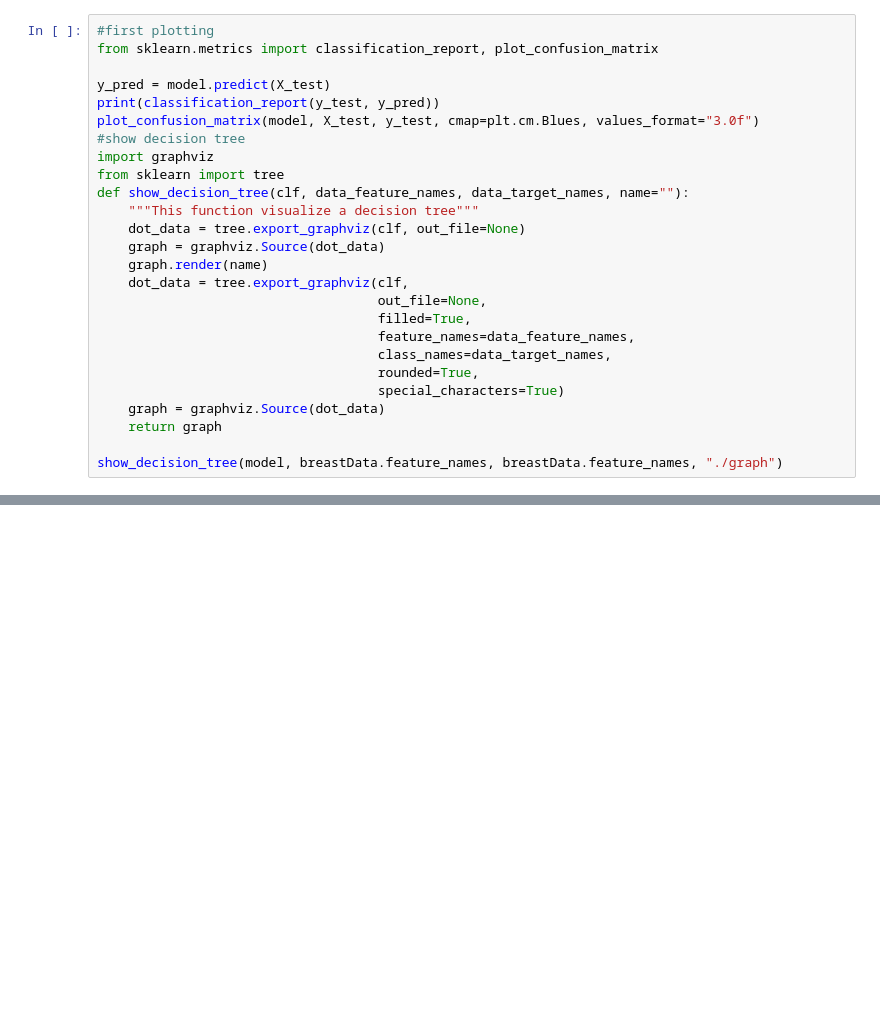
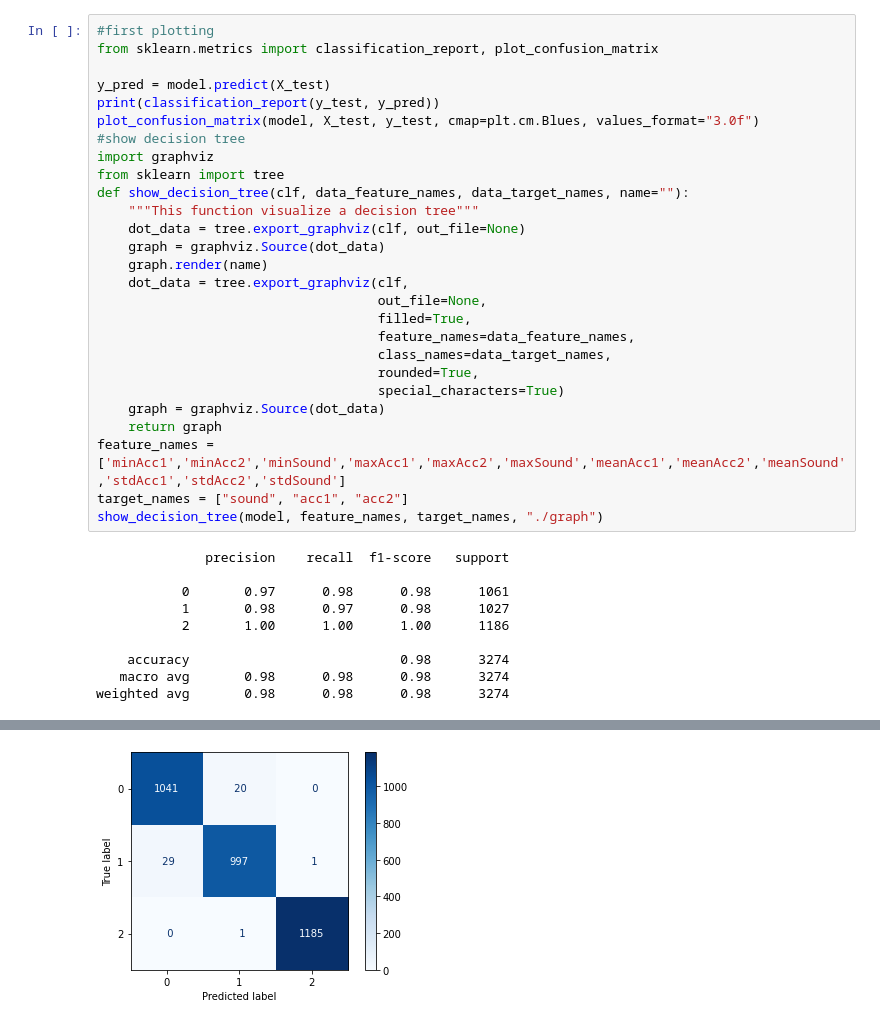
Before and after one commit to adrienpaysant/ai-machine-learning-mini-project, a Jupyter notebook: jorismonnet.ipynb, the cells around one changed output, grey strips where cells are left out. Cells and saved outputs as stored; diff of their text form; blank space fills up the shorter version.

```diff
--- a/jorismonnet.ipynb
+++ b/jorismonnet.ipynb
@@ -43,5 +39,16 @@ def show_decision_tree(clf, data_feature_names, data_target_names, name=""):
                                     special_characters=True)
     graph = graphviz.Source(dot_data)
     return graph
-
-show_decision_tree(model, breastData.feature_names, breastData.feature_names, "./graph")
+feature_names = ['minAcc1','minAcc2','minSound','maxAcc1','maxAcc2','maxSound','meanAcc1','meanAcc2','meanSound','stdAcc1','stdAcc2','stdSound']
+target_names = ["sound", "acc1", "acc2"]
+show_decision_tree(model, feature_names, target_names, "./graph")
+# %% [output]
+              precision    recall  f1-score   support
+
+           0       0.97      0.98      0.98      1061
+           1       0.98      0.97      0.98      1027
+           2       1.00      1.00      1.00      1186
+
+    accuracy                           0.98      3274
+   macro avg       0.98      0.98      0.98      3274
+weighted avg       0.98      0.98      0.98      3274
@@ -48,3 +56,4 @@ show_decision_tree(model, breastData.feature_names, breastData.feature_names, ".
+[figure, added]
 # %%
 #Grid Search
 from sklearn.model_selection import GridSearchCV
```
Also changed, not shown: parts of 6 cells of this notebook, 4 other files.
